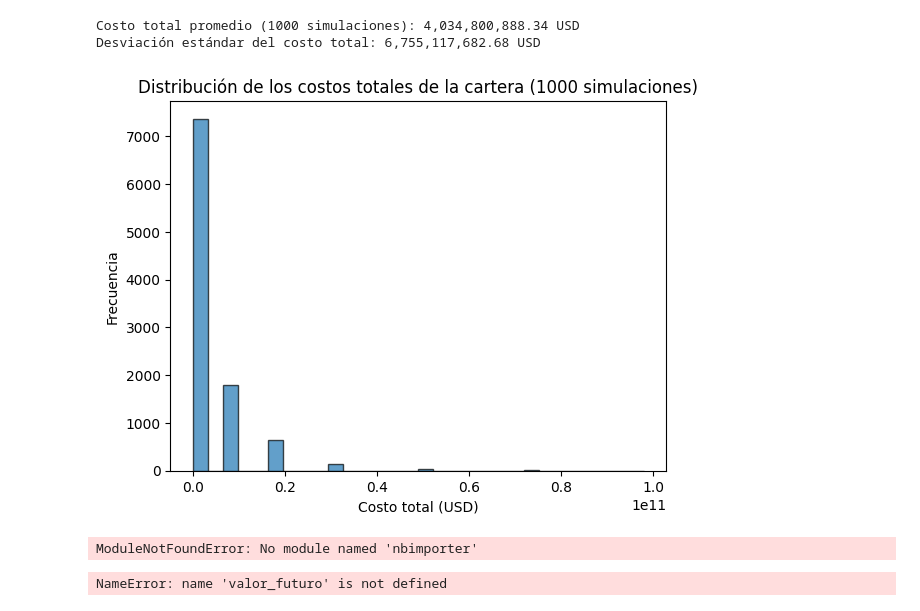
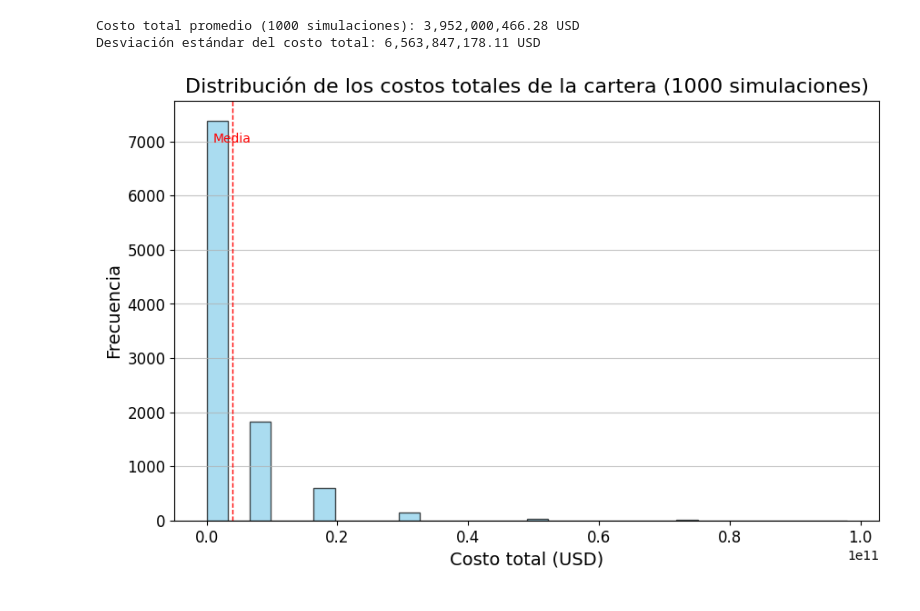
Before and after one commit to mateocivil10/pj_sa_202402, a Jupyter notebook: notebook/Ejercicio_clase2_cartera_seguros.ipynb, the cells around one changed output. Saved outputs shown, nothing was run; the diff lists cells and outputs as text; code cells hidden in the pictures.

```diff
--- a/notebook/Ejercicio_clase2_cartera_seguros.ipynb
+++ b/notebook/Ejercicio_clase2_cartera_seguros.ipynb
@@ -46,30 +46,24 @@ costos_totales = np.array(costos_totales)
 # Mostrar los resultados generales
 print(f"Costo total promedio (1000 simulaciones): {np.mean(costos_totales):,.2f} USD")
 print(f"Desviación estándar del costo total: {np.std(costos_totales):,.2f} USD")
-
-# Graficar el histograma de los costos totales de las 1000 simulaciones
-if
-    plt.hist(costos_totales, bins=30, edgecolor='black', alpha=0.7)
-    plt.title("Distribución de los costos totales de la cartera (1000 simulaciones)")
-    plt.xlabel("Costo total (USD)")
-    plt.ylabel("Frecuencia")
-    plt.show()
 # %% [output]
-Costo total promedio (1000 simulaciones): 4,034,800,888.34 USD
-Desviación estándar del costo total: 6,755,117,682.68 USD
+Costo total promedio (1000 simulaciones): 3,952,000,466.28 USD
+Desviación estándar del costo total: 6,563,847,178.11 USD
-[figure, removed]
-# %%
-import nbimporter  # Importar el módulo nbimporter
-from funciones import valor_presente
-
-# Calcular el valor presente
-VP_calculado = valor_presente(FV, r, n)
-print(f"El valor presente de {FV} USD con una tasa de {r*100}% a {n} años es: {VP_calculado:,.2f} USD")
-# %% [output]
-ModuleNotFoundError: No module named 'nbimporter'
-# %%
-# Calcular el valor futuro
-VF_calculado = valor_futuro(PV, r, n)
-print(f"El valor futuro de {PV} USD con una tasa de {r*100}% a {n} años es: {VF_calculado:,.2f} USD")
-# %% [output]
-NameError: name 'valor_futuro' is not defined
+# %%
+import matplotlib.pyplot as plt
+
+# Graficar el histograma de los costos totales de las 1000 simulaciones
+plt.figure(figsize=(10, 6))  # Tamaño de la figura
+plt.hist(costos_totales, bins=30, edgecolor='black', alpha=0.7, color='skyblue')
+plt.title("Distribución de los costos totales de la cartera (1000 simulaciones)", fontsize=16)
+plt.xlabel("Costo total (USD)", fontsize=14)
+plt.ylabel("Frecuencia", fontsize=14)
+plt.grid(axis='y', alpha=0.75)  # Añadir cuadrícula solo en el eje y
+plt.xticks(fontsize=12)  # Cambiar el tamaño de las etiquetas en el eje x
+plt.yticks(fontsize=12)  # Cambiar el tamaño de las etiquetas en el eje y
+plt.axvline(x=sum(costos_totales) / len(costos_totales), color='red', linestyle='dashed', linewidth=1)  # Línea de media
+plt.text(sum(costos_totales) / len(costos_totales), plt.ylim()[1]*0.9, 'Media', color='red', ha='center')  # Etiqueta de la media
+
+plt.show()
+# %% [output]
+[figure, added]
```
Also changed, not shown: 8 other files.
